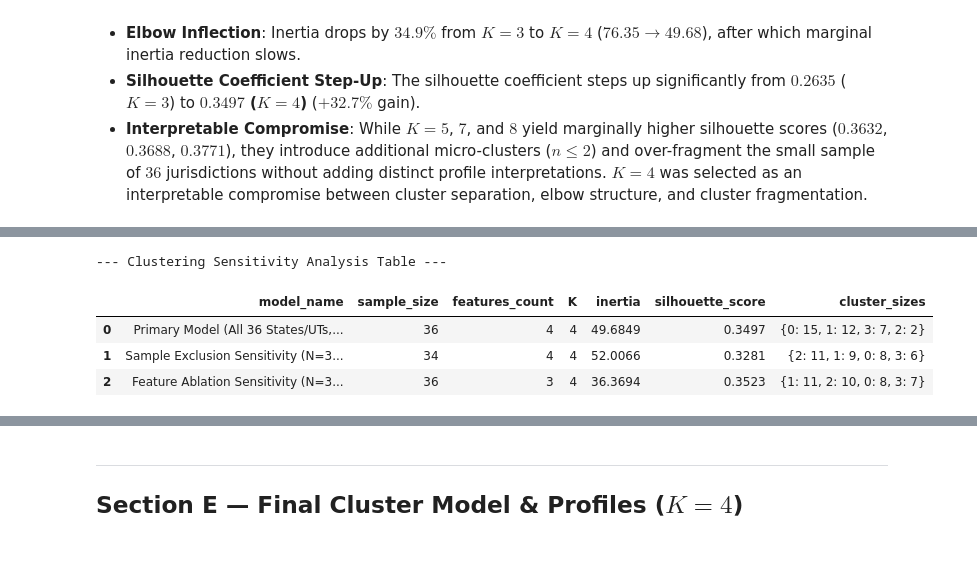
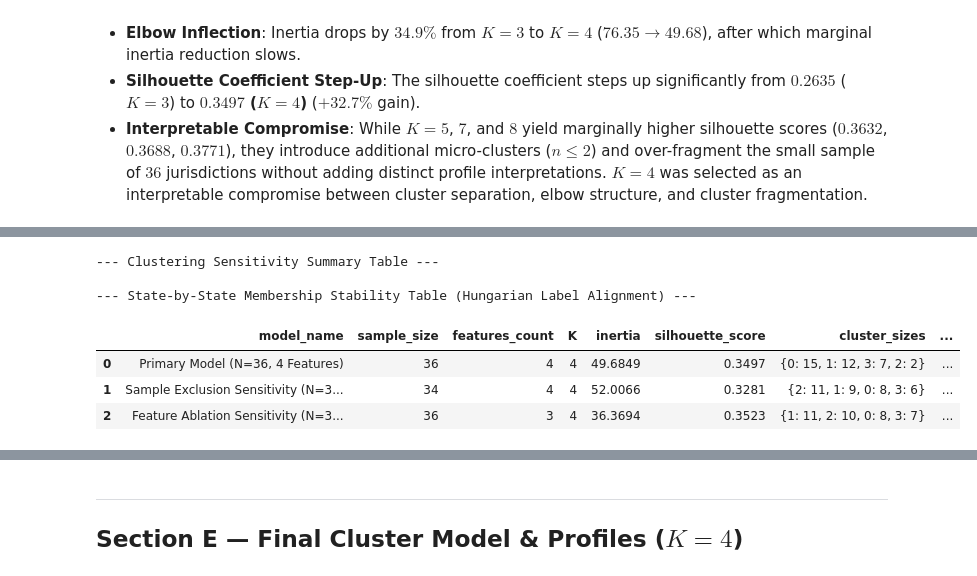
Before and after one commit to kanwal-vyas/cybercrime-analytics, a Jupyter notebook: notebooks/05_clustering.ipynb, the cells around one changed output, grey strips where cells are left out. Drawn from its saved outputs; the diff is of its cells as text; code cells hidden in the pictures.

Commit message:
fix(stage-6): verify cluster membership stability

```diff
--- a/notebooks/05_clustering.ipynb
+++ b/notebooks/05_clustering.ipynb
@@ -153,13 +153,18 @@ display(two_states[['state_name', 'total_cases', 'it_act_cases', 'motive_total',
 | 30 | Dadra and Nagar Haveli and Daman ... | 6 | 6 | 6 | 0 | 5 | 1.0 | ... |
 | 34 | Lakshadweep | 1 | 1 | 1 | 0 | 1 | 1.0 | ... |
 # %%
-# Diagnostic 2: Sensitivity Analysis (Sample Exclusion & Feature Ablation)
-sens_df = run_sensitivity_diagnostics(raw_df, X_scaled, feature_cols)
-print("--- Clustering Sensitivity Analysis Table ---")
-display(sens_df[['model_name', 'sample_size', 'features_count', 'K', 'inertia', 'silhouette_score', 'cluster_sizes']])
+# Diagnostic 2: Sensitivity Analysis & Hungarian Membership Stability Audit
+sens_df, stability_df = run_sensitivity_diagnostics(raw_df, X_scaled, feature_cols)
+print("--- Clustering Sensitivity Summary Table ---")
+display(sens_df[['model_name', 'sample_size', 'features_count', 'K', 'inertia', 'silhouette_score', 'cluster_sizes', 'agreement_vs_primary']])
+
+print("\n--- State-by-State Membership Stability Table (Hungarian Label Alignment) ---")
+display(stability_df)
 # %% [output]
---- Clustering Sensitivity Analysis Table ---
+--- Clustering Sensitivity Summary Table ---
+
+--- State-by-State Membership Stability Table (Hungarian Label Alignment) ---
-|  | model_name | sample_size | features_count | K | inertia | silhouette_score | cluster_sizes |
-| 0 | Primary Model (All 36 States/UTs,... | 36 | 4 | 4 | 49.6849 | 0.3497 | {0: 15, 1: 12, 3: 7, 2: 2} |
-| 1 | Sample Exclusion Sensitivity (N=3... | 34 | 4 | 4 | 52.0066 | 0.3281 | {2: 11, 1: 9, 0: 8, 3: 6} |
-| 2 | Feature Ablation Sensitivity (N=3... | 36 | 3 | 4 | 36.3694 | 0.3523 | {1: 11, 2: 10, 0: 8, 3: 7} |
+|  | model_name | sample_size | features_count | K | inertia | silhouette_score | cluster_sizes | ... |
+| 0 | Primary Model (N=36, 4 Features) | 36 | 4 | 4 | 49.6849 | 0.3497 | {0: 15, 1: 12, 3: 7, 2: 2} | ... |
+| 1 | Sample Exclusion Sensitivity (N=3... | 34 | 4 | 4 | 52.0066 | 0.3281 | {2: 11, 1: 9, 0: 8, 3: 6} | ... |
+| 2 | Feature Ablation Sensitivity (N=3... | 36 | 3 | 4 | 36.3694 | 0.3523 | {1: 11, 2: 10, 0: 8, 3: 7} | ... |
```
Also changed, not shown: parts of 3 cells of this notebook, 7 other files.
